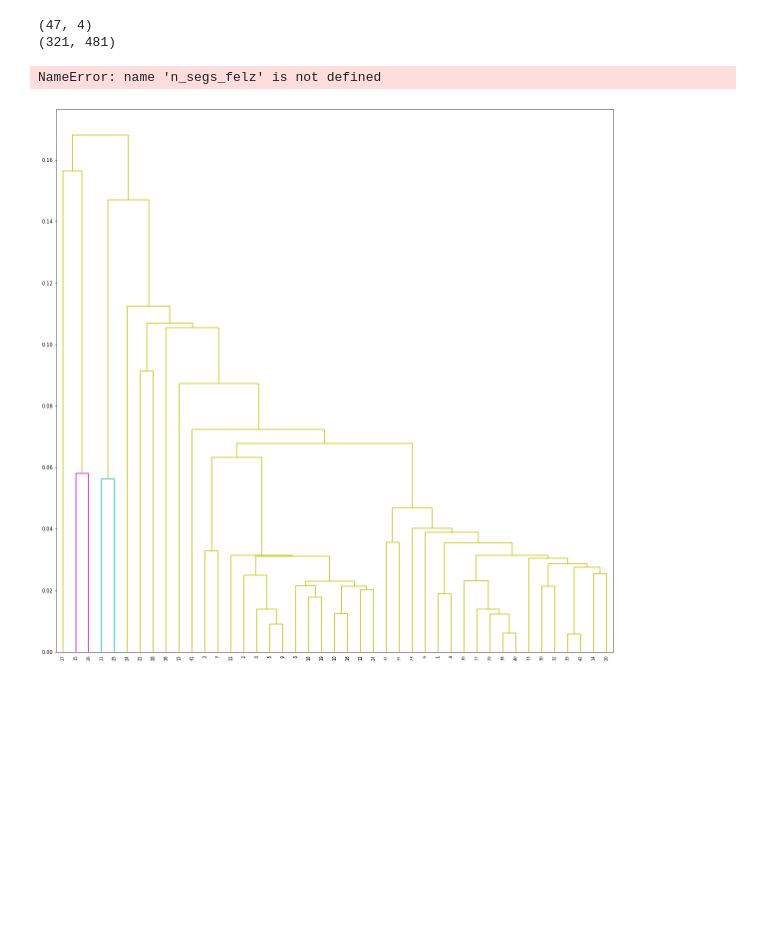
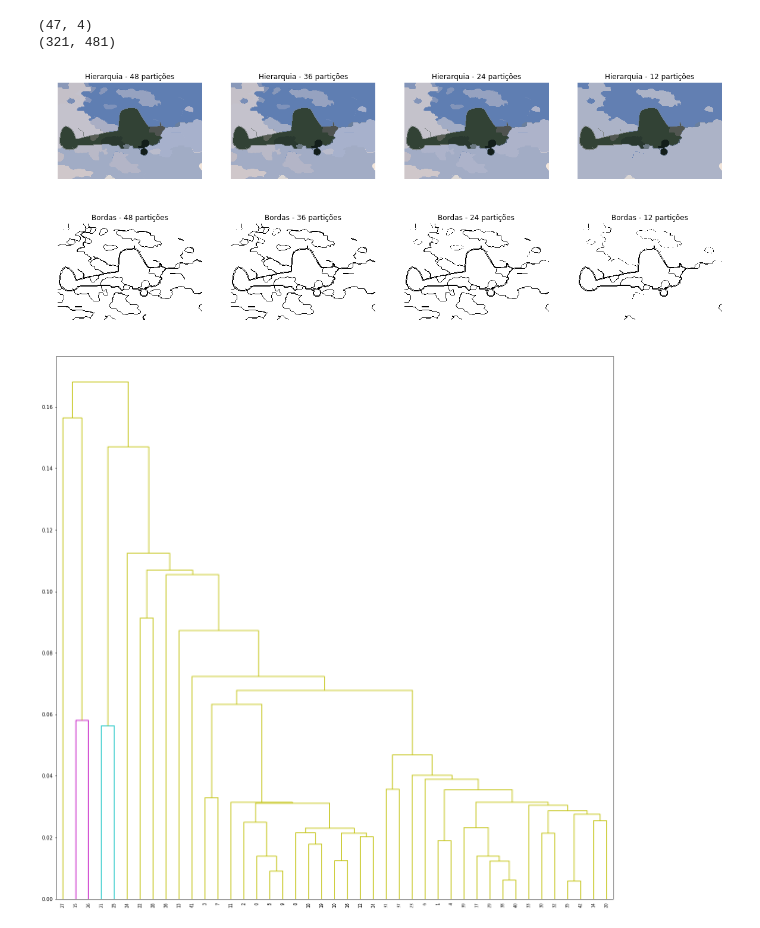
Before and after one commit to falreis/image-segm, a Jupyter notebook: code/segmentation.ipynb, the cells around one changed output. Saved outputs shown, nothing was run; the diff lists cells and outputs as text; code cells hidden in the pictures; blank space fills up the shorter version.

```diff
--- a/code/segmentation.ipynb
+++ b/code/segmentation.ipynb
@@ -122,12 +122,12 @@ plt.show()
 # %% [output]
 [figure]
 # %%
-slic_image, _, _ = ut.color_superpixel(image, segs_slic)
+slic_image, _, _ = sp.color_superpixel(image, segs_slic)
 
 segs_fs = felzenszwalb(slic_image, scale = 1536, min_size = 20)
 segs_f = felzenszwalb(image, scale = 975, min_size = 20)
-fs_image, n_segs_fs, colors_fs = ut.color_superpixel(slic_image, segs_fs)
-f_image, n_segs_f, _ = ut.color_superpixel(image, segs_f)
+fs_image, n_segs_fs, colors_fs = sp.color_superpixel(slic_image, segs_fs)
+f_image, n_segs_f, _ = sp.color_superpixel(image, segs_f)
 
 print(n_segs_fs, n_segs_f)
 
@@ -154,7 +154,7 @@ print(segs_fs.shape)
 (321, 481)
 # %%
 it = 4
-step = int(n_segs_felz/it)
+step = int(n_segs_fs/it)
 cutz_images = []
 cutz_labels = []
 bondz_images = []
@@ -163,37 +163,38 @@ bondz_labels = []
 segments = segs_fs
 n_seg = n_segs_fs
 
 cutz_images.append(fs_image)
 cutz_labels.append("Hierarquia - " + str(n_seg) + " partições")
 bondz_images.append(mark_boundaries(img, segs_fs, color=(0, 0, 0)))
 bondz_labels.append("Bordas - " + str(n_seg) + " partições")
 
 for ix in range(it-1, 0, -1):
     cluster_size= int(ix * step)
 
     cutz = hierarchy.cut_tree(Z, n_clusters = cluster_size)
     cutz_segs = copy.deepcopy(segments)
 
     for i in range(len(segments)):
         for j in range(len(segments[i])):
             index = segments[i][j]
             cutz_segs[i][j] = cutz[index][0]
 
-    felz_image, _, _ = ut.color_superpixel(slic_image, cutz_segs)
+    felz_image, _, _ = sp.color_superpixel(slic_image, cutz_segs)
 
 
     cutz_images.append(felz_image)
     cutz_labels.append("Hierarquia - " + str(cluster_size) + " partições")
 
     bondz_images.append(mark_boundaries(img, cutz_segs, color=(0, 0, 0)))
     bondz_labels.append("Bordas - " + str(cluster_size) + " partições")
 
-ut.plot_compare_4(cutz_images, cutz_labels, True)
-ut.plot_compare_4(bondz_images, bondz_labels, True)
+pl.plot_compare_4(cutz_images, cutz_labels, True)
+pl.plot_compare_4(bondz_images, bondz_labels, True)
 
 ##################
 # %% [output]
-NameError: name 'n_segs_felz' is not defined
+[figure, added]
+[figure, added]
 # %%
 hierarchy.set_link_color_palette(['m', 'c', 'y', 'k'])
 fig = plt.subplots(1, 1, figsize=(20,20))
```
Also changed, not shown: 12 other files.
